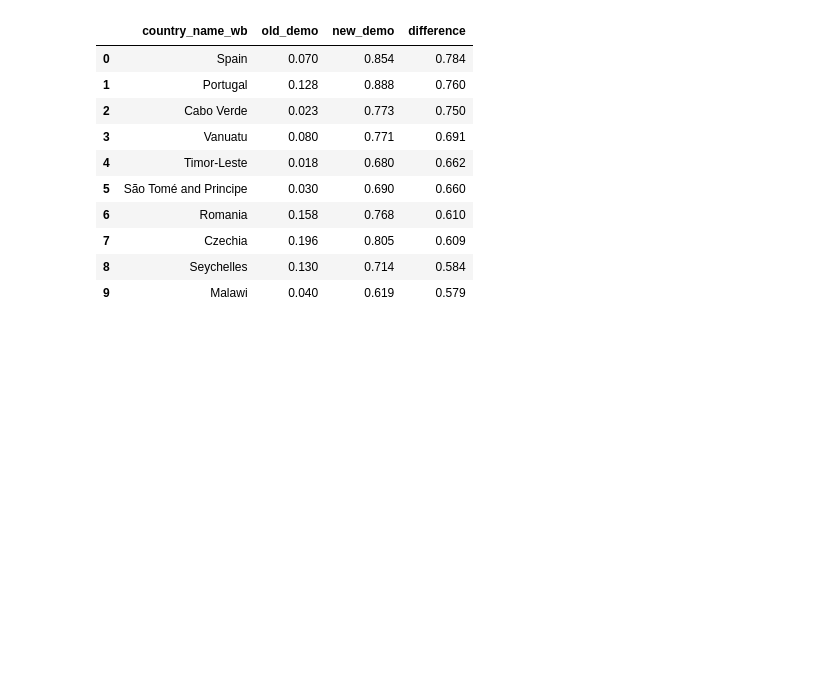
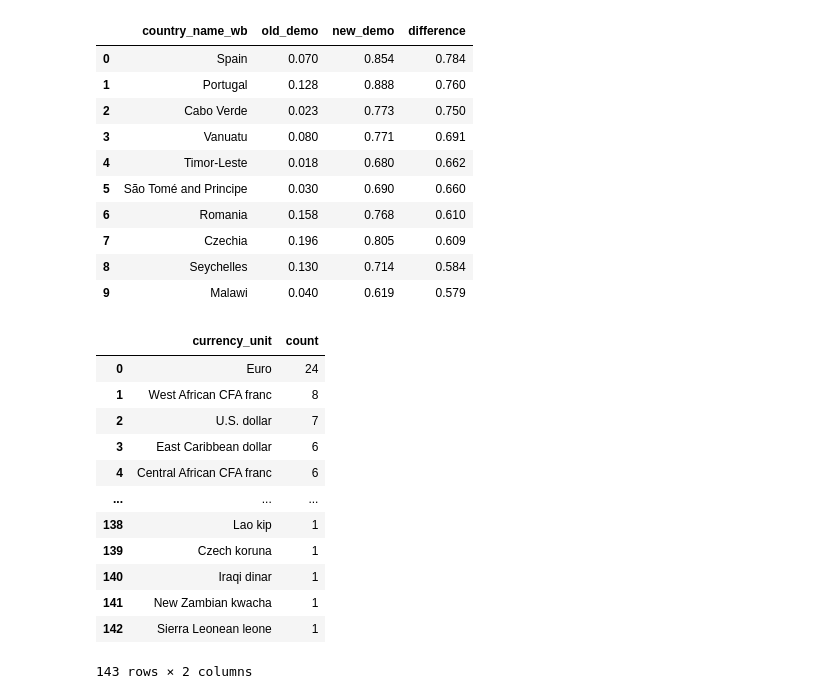
Before and after one commit to JackBeerman/Lab3, a Jupyter notebook: Lab3.ipynb, the cells around one changed output. Cells and saved outputs as stored; diff of their text form; code cells hidden in the pictures; blank space fills up the shorter version.

```diff
--- a/Lab3.ipynb
+++ b/Lab3.ipynb
@@ -829,3 +842,28 @@ pd.read_sql_query(myquery, con=engine)
 | 7 | Czechia | 0.196 | 0.805 | 0.609 |
 | 8 | Seychelles | 0.130 | 0.714 | 0.584 |
 | 9 | Malawi | 0.040 | 0.619 | 0.579 |
+# %%
+##### find the most used currency by counting how many countries use it
+
+myquery = '''
+SELECT c.currency_unit, COUNT(c.country_name_wb) AS count
+FROM country c
+GROUP BY c.currency_unit
+ORDER BY count DESC
+'''
+
+pd.read_sql_query(myquery, con=engine)
+# %% [output]
+|  | currency_unit | count |
+| 0 | Euro | 24 |
+| 1 | West African CFA franc | 8 |
+| 2 | U.S. dollar | 7 |
+| 3 | East Caribbean dollar | 6 |
+| 4 | Central African CFA franc | 6 |
+| ... | ... | ... |
+| 138 | Lao kip | 1 |
+| 139 | Czech koruna | 1 |
+| 140 | Iraqi dinar | 1 |
+| 141 | New Zambian kwacha | 1 |
+| 142 | Sierra Leonean leone | 1 |
+143 rows × 2 columns
```
Also changed, not shown: parts of 5 cells of this notebook, 1 other file.
